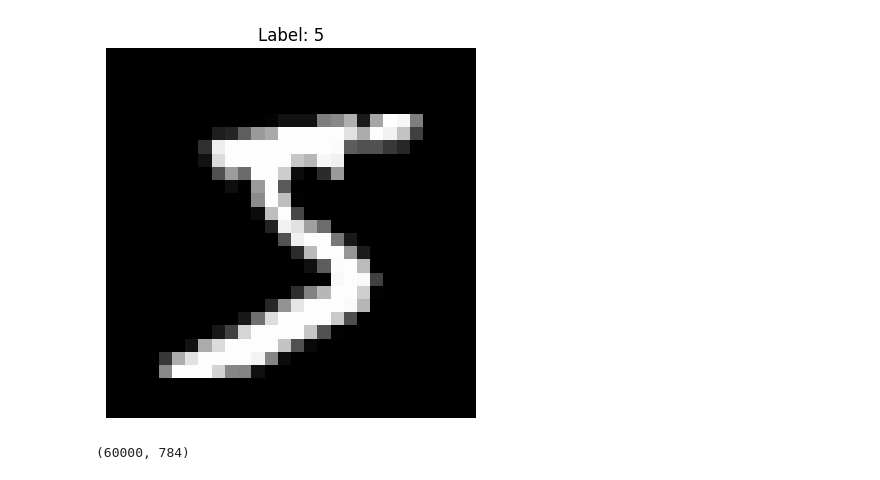
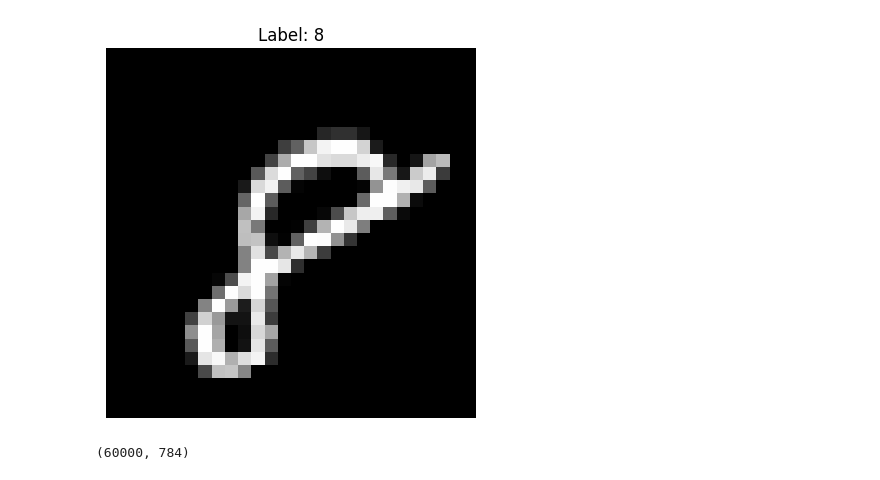
Before and after one commit to madhankumar003/HTIC_Practice_codes, a Jupyter notebook: MLP_implementation.ipynb, the cells around one changed output. Saved outputs shown, nothing was run; the diff lists cells and outputs as text; code cells hidden in the pictures.

```diff
--- a/MLP_implementation.ipynb
+++ b/MLP_implementation.ipynb
@@ -24,12 +24,12 @@ Downloading data from https://storage.googleapis.com/tensorflow/tf-keras-dataset
 5
 7
 # %%
-plt.imshow(X_train[0], cmap="gray")
-plt.title(f"Label: {y_train[0]}")
+plt.imshow(X_train[59999], cmap="gray")
+plt.title(f"Label: {y_train[59999]}")
 plt.axis("off")
 plt.show()
 # %% [output]
-[figure, old version]
+[figure, new version]
 # %%
 X_train = X_train.reshape(X_train.shape[0], -1)
 X_test = X_test.reshape(X_test.shape[0], -1)
```
Also changed, not shown: parts of 36 cells of this notebook.
